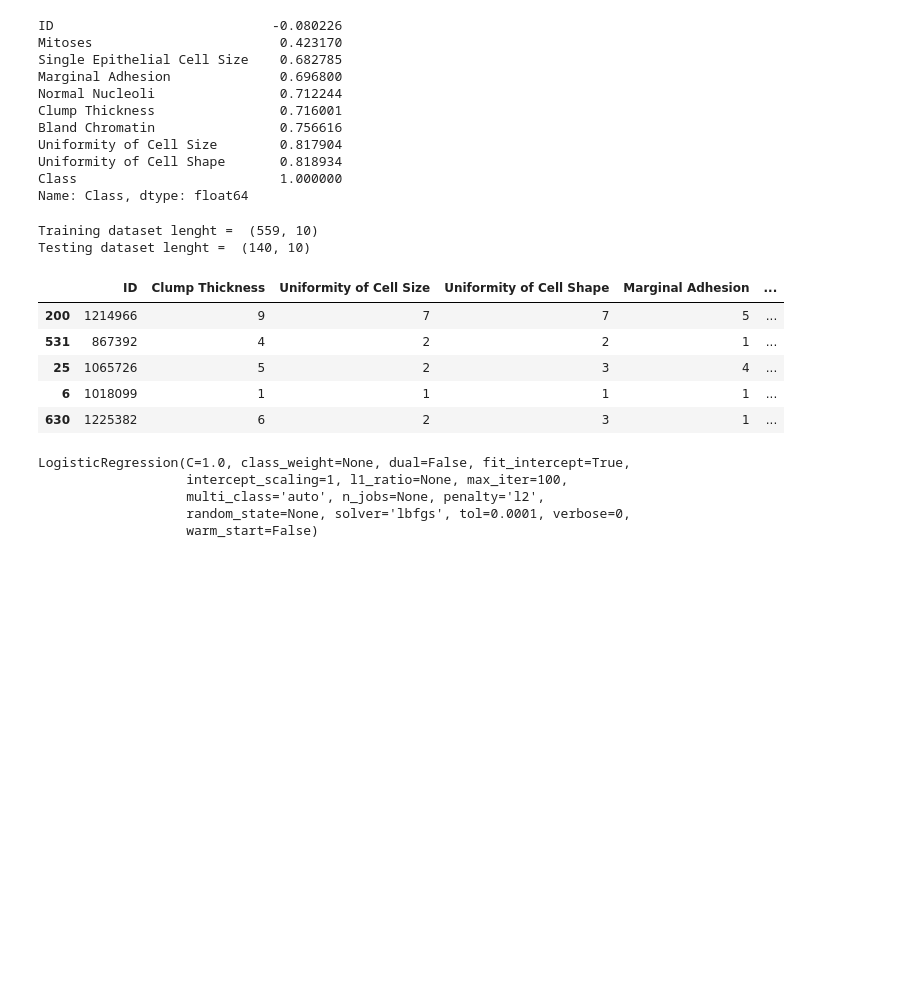
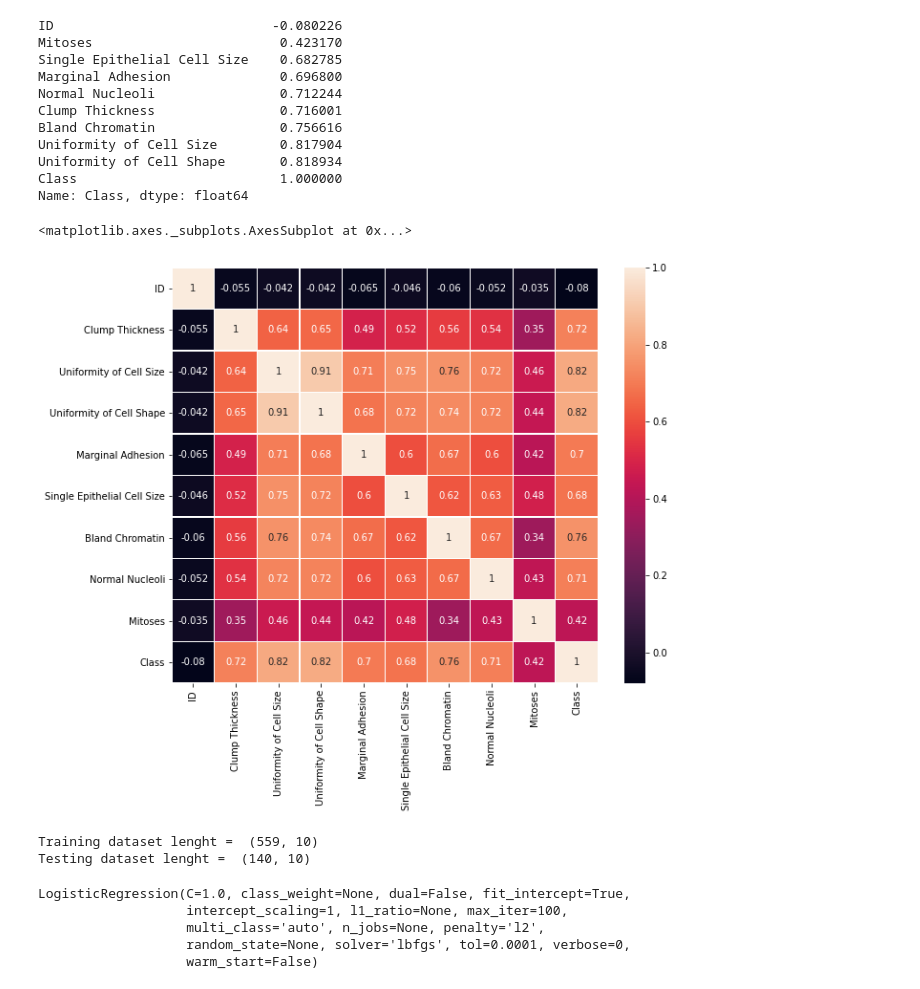
Before and after one commit to rethabilethulo/breast_cancer_predictor, a Jupyter notebook: Breast_Cancer_Predictor.ipynb, the cells around one changed output. Cells and saved outputs as stored; diff of their text form; code cells hidden in the pictures; blank space fills up the shorter version.

```diff
--- a/Breast_Cancer_Predictor.ipynb
+++ b/Breast_Cancer_Predictor.ipynb
@@ -159,23 +167,24 @@ Uniformity of Cell Size        0.817904
 Uniformity of Cell Shape       0.818934
 Class                          1.000000
 Name: Class, dtype: float64
+# %%
+plt.figure(figsize=(10,8))
+sns.heatmap(cancer.corr(), annot=True, linewidth=0.1)
+# %% [output]
+<matplotlib.axes._subplots.AxesSubplot at 0x...>
+[figure, added]
 # %%
-X_train,X_test,y_train,y_test = train_test_split(cancer.drop("Bare Nuclei",axis =1),
-                                                 cancer["Bare Nuclei"],
+X = np.array(cancer.drop("Bare Nuclei",1))
+y = np.array(cancer["Class"])
+
+X_train,X_test,y_train,y_test = train_test_split(  X,y,
                                                 test_size = 0.2,
-                                                random_state = 24)
+                                                random_state = 42)
 print("Training dataset lenght = ",X_train.shape)
 print("Testing dataset lenght = ",X_test.shape)
-X_train.head()
 # %% [output]
 Training dataset lenght =  (559, 10)
 Testing dataset lenght =  (140, 10)
-|  | ID | Clump Thickness | Uniformity of Cell Size | Uniformity of Cell Shape | Marginal Adhesion | ... |
-| 200 | 1214966 | 9 | 7 | 7 | 5 | ... |
-| 531 | 867392 | 4 | 2 | 2 | 1 | ... |
-| 25 | 1065726 | 5 | 2 | 3 | 4 | ... |
-| 6 | 1018099 | 1 | 1 | 1 | 1 | ... |
-| 630 | 1225382 | 6 | 2 | 3 | 1 | ... |
 # %%
 log_model = LogisticRegression()
 log_model.fit(X_train, y_train)
```
Also changed, not shown: parts of 3 cells of this notebook.
